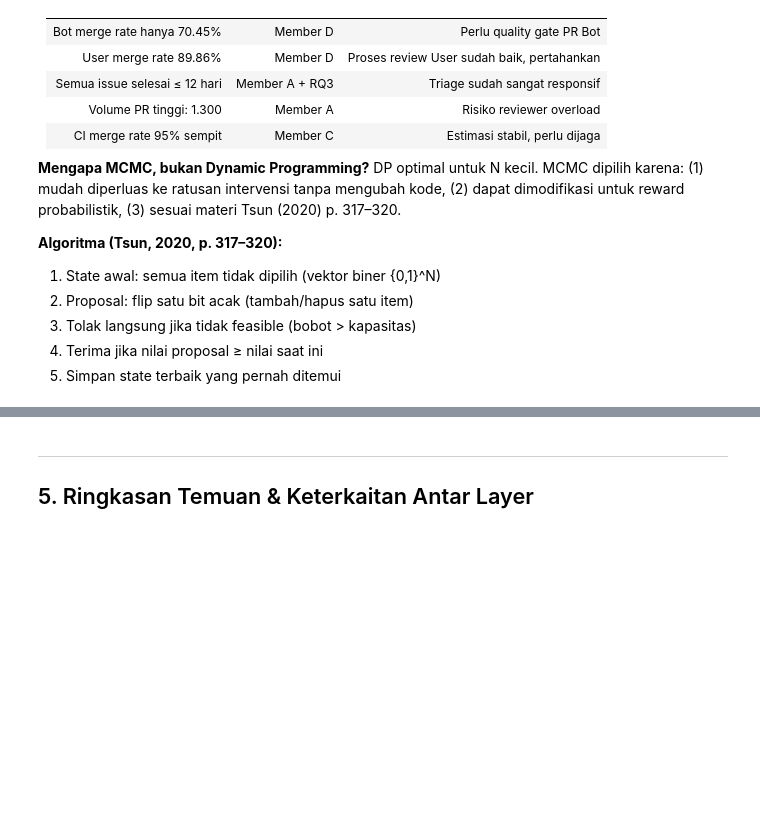
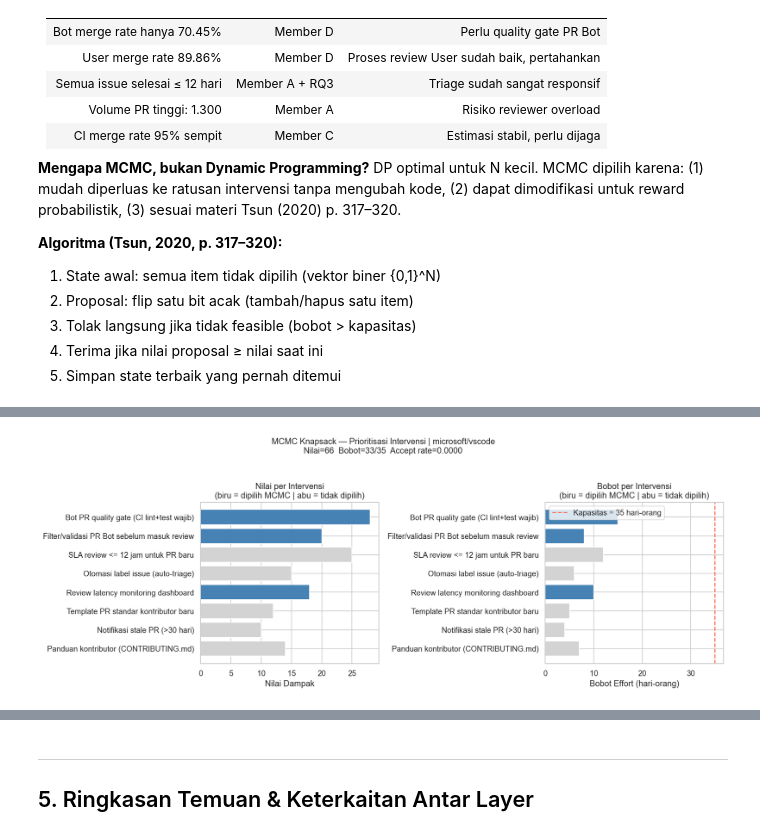
Before and after one commit to Mulngealntur/stat-audit-Kelompok_3-sti-2026, a Jupyter notebook: notebooks/05_simulation.ipynb, the cells around one changed output, grey strips where cells are left out. Saved outputs shown, nothing was run; the diff lists cells and outputs as text; code cells hidden in the pictures; blank space fills up the shorter version.

```diff
--- a/notebooks/05_simulation.ipynb
+++ b/notebooks/05_simulation.ipynb
@@ -431,39 +570,47 @@ print('Feasibility check: PASSED ✓')
 # %%
 # ── Visualisasi hasil MCMC Knapsack ──────────────────────────────────────
+
 selected = set(kp['best_items'])
-names    = [it[0] for it in items]
-bobs     = [it[1] for it in items]
-vals     = [it[2] for it in items]
-colors   = ['steelblue' if n in selected else 'lightgray' for n in names]
+
+names = [it[0] for it in items]
+bobs = [it[1] for it in items]
+vals = [it[2] for it in items]
+
+colors = ['steelblue' if n in selected else 'lightgray' for n in names]
 
 fig, axes = plt.subplots(1, 2, figsize=(14, 5))
 
 # Kiri — nilai per item
-bars = axes[0].barh(names, vals, color=colors)
+axes[0].barh(names, vals, color=colors)
 axes[0].set_xlabel('Nilai Dampak')
 axes[0].set_title('Nilai per Intervensi\n(biru = dipilih MCMC | abu = tidak dipilih)')
 axes[0].invert_yaxis()
 
 # Kanan — bobot per item
 axes[1].barh(names, bobs, color=colors)
-axes[1].axvline(CAPACITY, color='tomato', linestyle='--',
-                label=f'Kapasitas = {CAPACITY} hari-orang')
+axes[1].axvline(
+    CAPACITY,
+    color='tomato',
+    linestyle='--',
+    label=f'Kapasitas = {CAPACITY} hari-orang'
+)
 axes[1].set_xlabel('Bobot Effort (hari-orang)')
 axes[1].set_title('Bobot per Intervensi\n(biru = dipilih MCMC | abu = tidak dipilih)')
 axes[1].invert_yaxis()
 axes[1].legend()
 
 plt.suptitle(
     f'MCMC Knapsack — Prioritisasi Intervensi | microsoft/vscode\n'
     f'Nilai={kp["best_value"]}  Bobot={kp["best_weight"]}/{CAPACITY}  '
     f'Accept rate={kp["accept_rate"]:.4f}',
-    fontsize=12, y=1.04
+    fontsize=12,
+    y=1.04
 )
+
 plt.tight_layout()
-plt.savefig(os.path.join(ROOT, 'report', 'fig_mcmc_knapsack.png'),
-            dpi=150, bbox_inches='tight')
 plt.show()
-print('Plot disimpan → report/fig_mcmc_knapsack.png')
+# %% [output]
+[figure, added]
 # %% [markdown]
 ### Interpretasi — MCMC Knapsack
 
```
Also changed, not shown: parts of 13 cells of this notebook.
